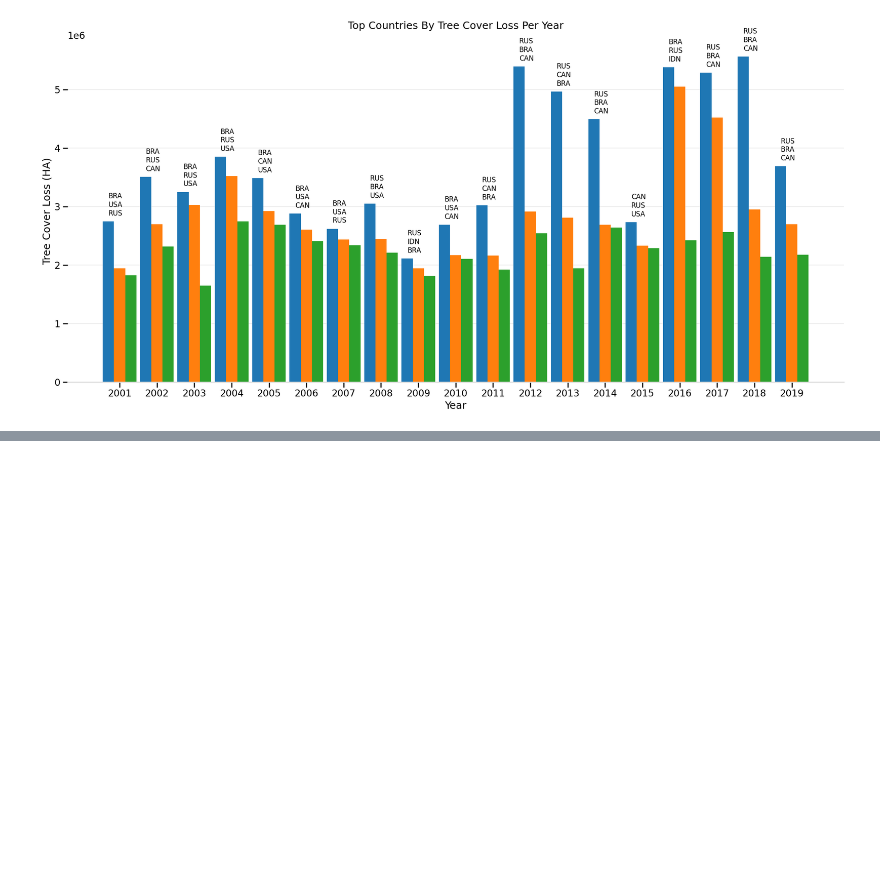
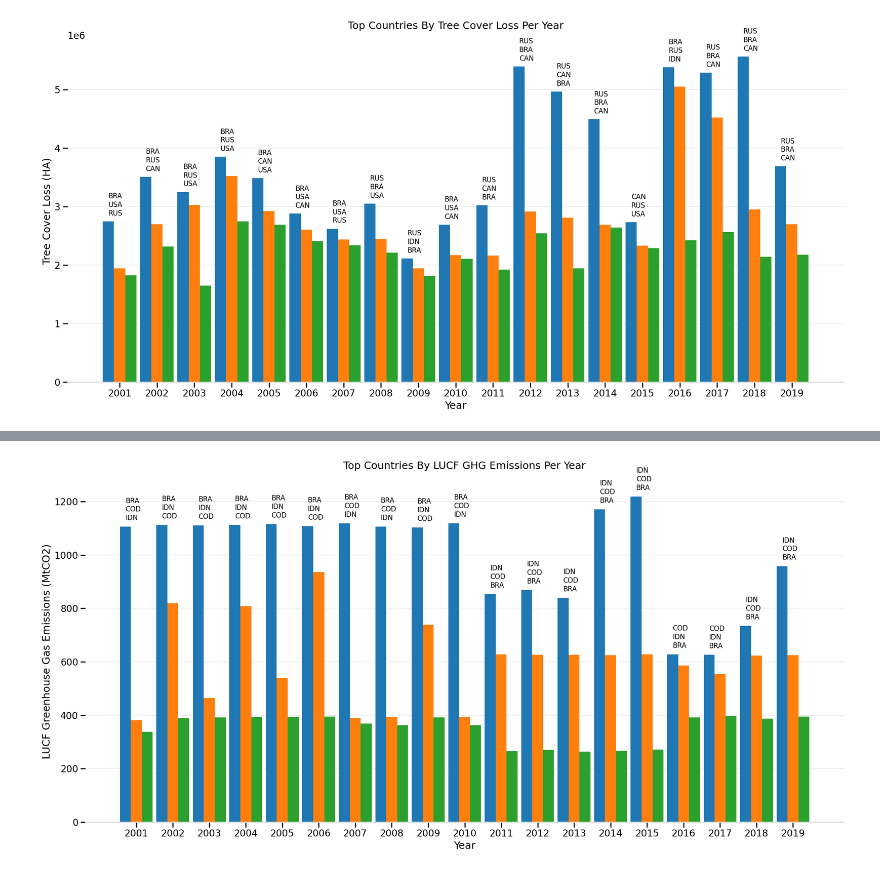
Before and after one commit to RashedRifat/PBDAA-Fall-2022, a Jupyter notebook: viz/main.ipynb, the cells around one changed output, grey strips where cells are left out. Saved outputs shown, nothing was run; the diff lists cells and outputs as text; code cells hidden in the pictures; blank space fills up the shorter version.

```diff
--- a/viz/main.ipynb
+++ b/viz/main.ipynb
@@ -193,0 +257,59 @@ fig.write_image(Path("output") / "table_top_countries_by_treeloss.png", scale=2)
+# %%
+df5 = pd.read_csv(data_dir / "top_10_countries_by_ghg_emissions_lucf.csv", header=None)
+df5.columns = ["ISO", "Year", "CO2", "Sector", "Rank"]
+df5.drop(columns="Sector", inplace=True)
+df5 = df5[df5.Rank <= 3]
+df5.reset_index(inplace=True)
+# %%
+sns.set_context('talk')
+
+fig, ax = plt.subplots(figsize=(20, 10))
+
+x = df5.Year.unique()
+bar_width = 0.3
+pos = [i + bar_width for i in x]
+
+# Create bars
+b1 = ax.bar(x, df5[df5.Rank == 1].CO2.to_list(),
+    width=bar_width, label="1st")
+b2 = ax.bar(x + bar_width, df5[df5.Rank == 2].CO2.to_list(),
+    width=bar_width, label="2nd")
+b3 = ax.bar(x + (2*bar_width), df5[df5.Rank == 3].CO2.to_list(),
+    width=bar_width, label="3rd")
+
+# Set Plot Labels
+ax.set_xlabel("Year")
+ax.set_ylabel("LUCF Greenhouse Gas Emissions (MtCO2)")
+ax.set_title("Top Countries By LUCF GHG Emissions Per Year", pad=20)
+
+# Set Spines
+ax.spines['top'].set_visible(False)
+ax.spines['right'].set_visible(False)
+ax.spines['left'].set_visible(False)
+ax.spines['bottom'].set_color('#DDDDDD')
+
+# Modify Axes and Grids
+ax.set_axisbelow(True)
+ax.yaxis.grid(True, color='#EEEEEE')
+ax.xaxis.grid(False)
+ax.set_xticks(pos)
+ax.set_xticklabels(x)
+
+# make text
+labels = df5.ISO.to_list()
+labels = [labels[i:i+3] for i in range(0, len(labels), 3)]
+for i, bar in enumerate(ax.patches):
+    if i % 3 != 0: continue
+    group = labels[i // 3]
+
+    text = "\n".join(group)
+    text_x = 2001 + (i // 3)
+    text_y = df5.loc[i, "CO2"] + 25
+
+    ax.text(text_x, text_y, text, size=12)
+
+# Show with Tight Layout
+fig.tight_layout()
+fig.savefig(out_dir / "top_countries_by_lucf_ghg_emissions_per_year.png")
+# %% [output]
+[figure, added]
```
Also changed, not shown: parts of 4 cells of this notebook, 2 other files.
